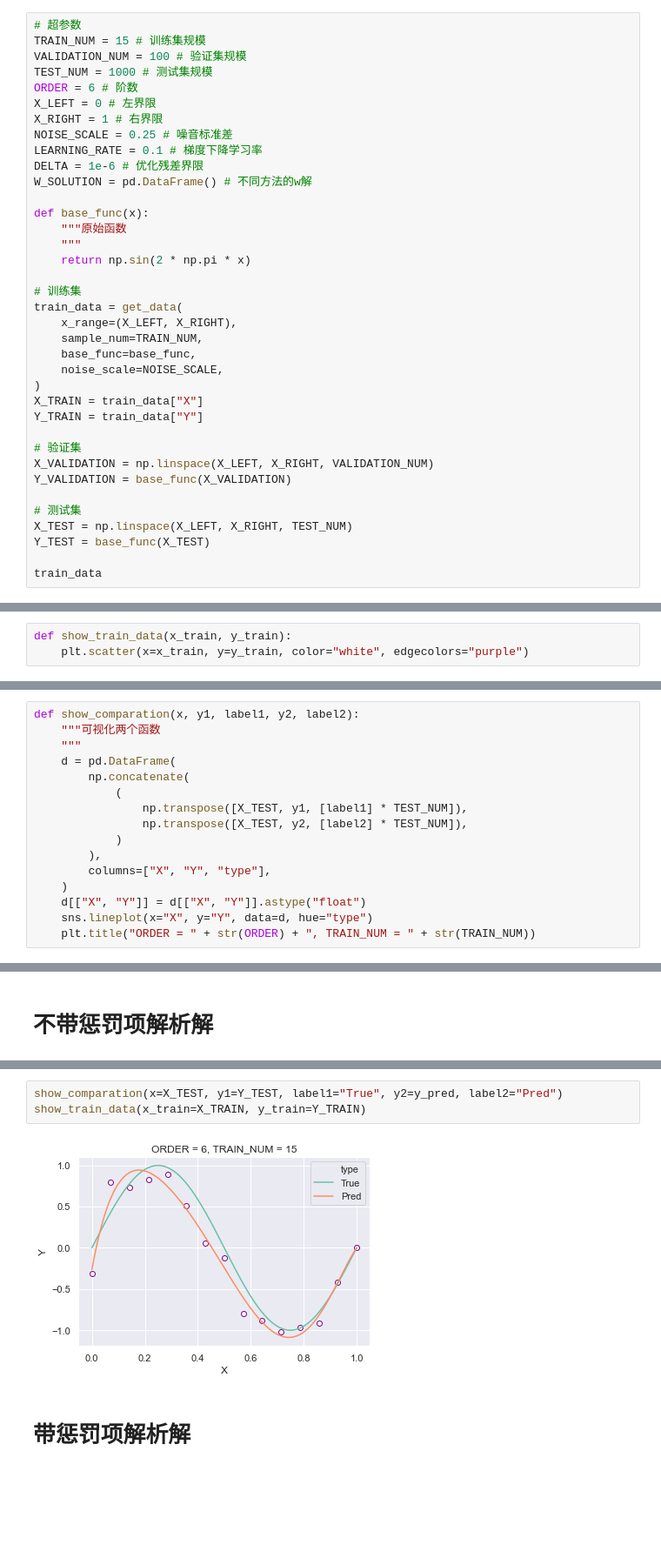
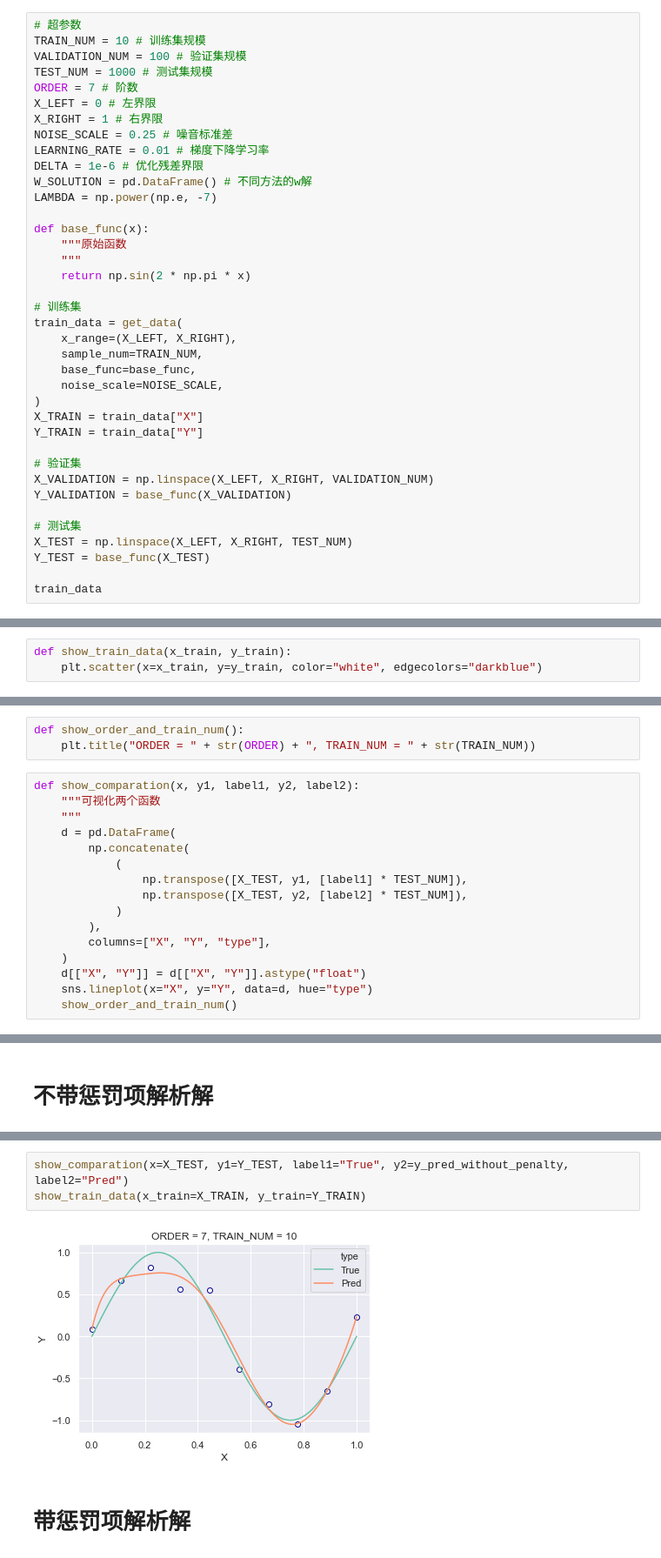
Before and after one commit to gzn00417/2020Fall-Machine-Learning, a Jupyter notebook: Labs/Lab1/main.ipynb, the cells around one changed output, grey strips where cells are left out. Shown: that part at 87% size. Saved outputs shown, nothing was run; the diff lists cells and outputs as text; blank space fills up the shorter version.

```diff
--- a/Labs/Lab1/main.ipynb
+++ b/Labs/Lab1/main.ipynb
@@ -15,16 +15,17 @@ from ConjugateGradient import *
 sns.set(palette="Set2")
 # %%
 # 超参数
-TRAIN_NUM = 15 # 训练集规模
+TRAIN_NUM = 10 # 训练集规模
 VALIDATION_NUM = 100 # 验证集规模
 TEST_NUM = 1000 # 测试集规模
-ORDER = 6 # 阶数
+ORDER = 7 # 阶数
 X_LEFT = 0 # 左界限
 X_RIGHT = 1 # 右界限
 NOISE_SCALE = 0.25 # 噪音标准差
-LEARNING_RATE = 0.1 # 梯度下降学习率
+LEARNING_RATE = 0.01 # 梯度下降学习率
 DELTA = 1e-6 # 优化残差界限
 W_SOLUTION = pd.DataFrame() # 不同方法的w解
+LAMBDA = np.power(np.e, -7)
 
 def base_func(x):
     """原始函数
@@ -71,6 +67,6 @@ train_data
 # 可视化拟合结果
 # %%
 def show_train_data(x_train, y_train):
-    plt.scatter(x=x_train, y=y_train, color="white", edgecolors="purple")
+    plt.scatter(x=x_train, y=y_train, color="white", edgecolors="darkblue")
 # %%
 def show_test_data(x_test, y_test):
@@ -78,3 +74,6 @@ def show_test_data(x_test, y_test):
+# %%
+def show_order_and_train_num():
+    plt.title("ORDER = " + str(ORDER) + ", TRAIN_NUM = " + str(TRAIN_NUM))
 # %%
 def show_comparation(x, y1, label1, y2, label2):
     """可视化两个函数
@@ -90,7 +89,7 @@ def show_comparation(x, y1, label1, y2, label2):
     )
     d[["X", "Y"]] = d[["X", "Y"]].astype("float")
     sns.lineplot(x="X", y="Y", data=d, hue="type")
-    plt.title("ORDER = " + str(ORDER) + ", TRAIN_NUM = " + str(TRAIN_NUM))
+    show_order_and_train_num()
 # %% [markdown]
 # 解析解
 # %%
@@ -115,8 +116,8 @@ W_SOLUTION["Analytical_Without_Penalty"] = w_vec
 # %%
-show_comparation(x=X_TEST, y1=Y_TEST, label1="True", y2=y_pred, label2="Pred")
+show_comparation(x=X_TEST, y1=Y_TEST, label1="True", y2=y_pred_without_penalty, label2="Pred")
 show_train_data(x_train=X_TRAIN, y_train=Y_TRAIN)
 # %% [output]
-[figure, old version]
+[figure, new version]
 # %% [markdown]
 # 带惩罚项解析解
 # %%
```
Also changed, not shown: parts of 15 cells of this notebook.
